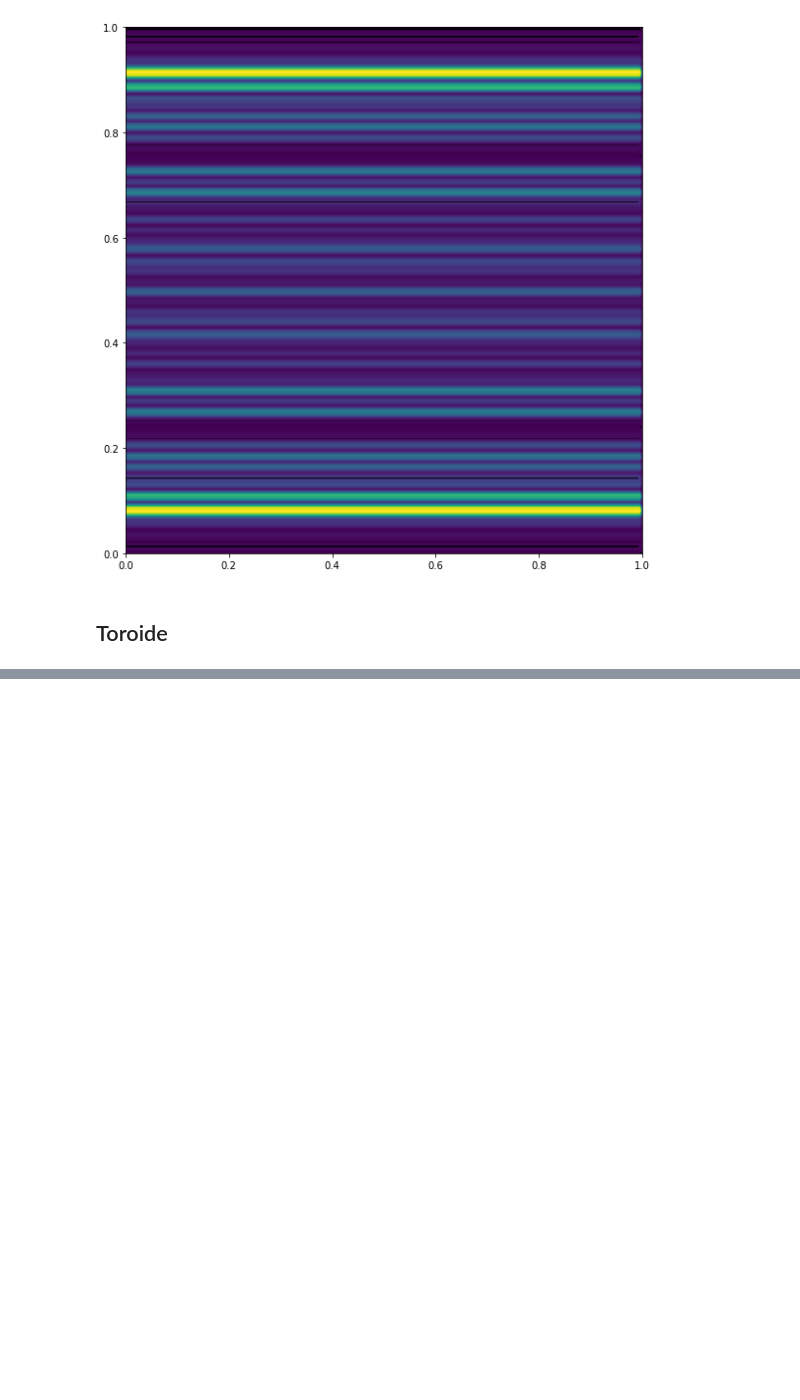
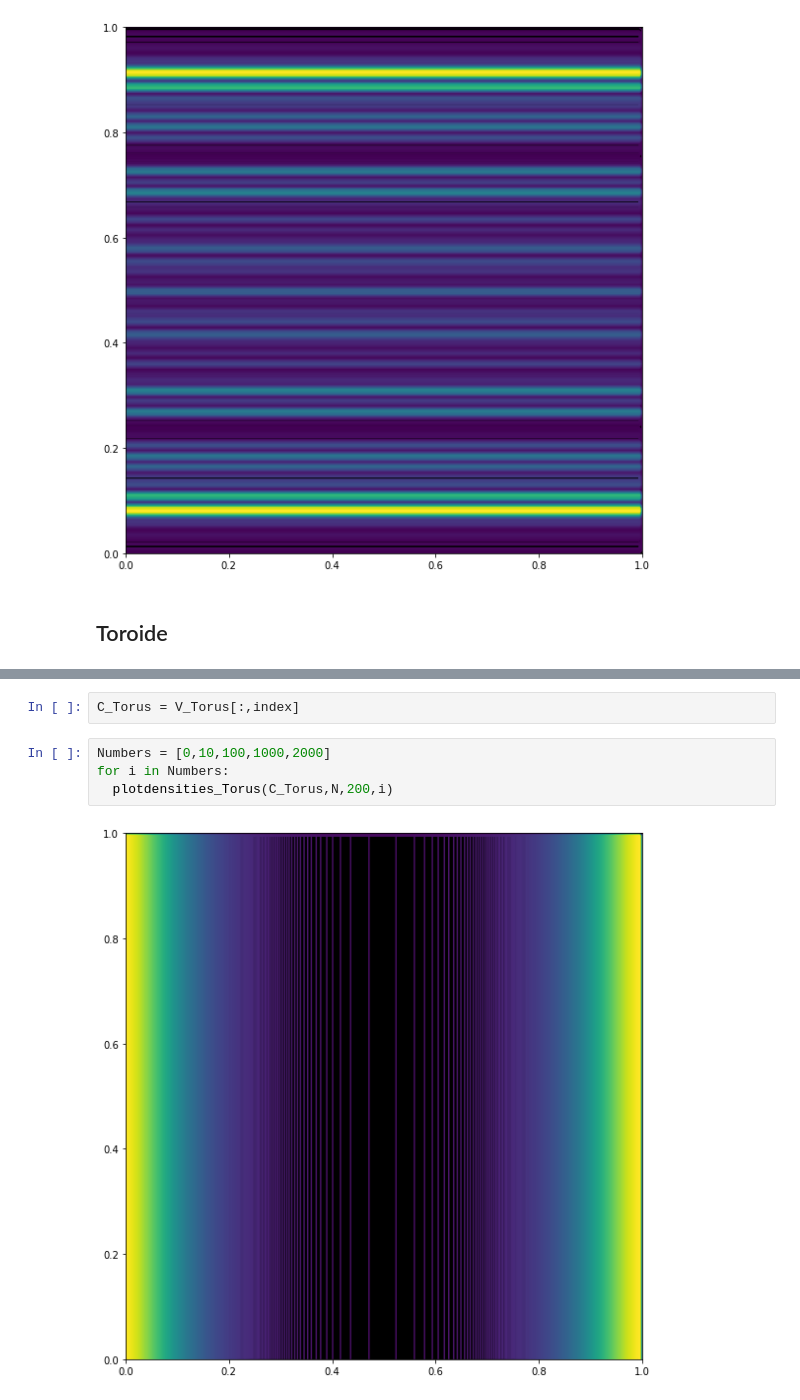
Before and after one commit to SantiagoM1227/IIT-2022-I, a Jupyter notebook: LL_avance_centrado.ipynb, the cells around one changed output, grey strips where cells are left out. Drawn from its saved outputs; the diff is of its cells as text; blank space fills up the shorter version.

```diff
--- a/LL_avance_centrado.ipynb
+++ b/LL_avance_centrado.ipynb
@@ -571,0 +652,8 @@ for i in Numbers:
+# %%
+C_Torus = V_Torus[:,index]
+# %%
+Numbers = [0,10,100,1000,2000]
+for i in Numbers:
+  plotdensities_Torus(C_Torus,N,200,i)
+# %% [output]
+[figure, added]
```
Also changed, not shown: parts of 13 cells of this notebook.
